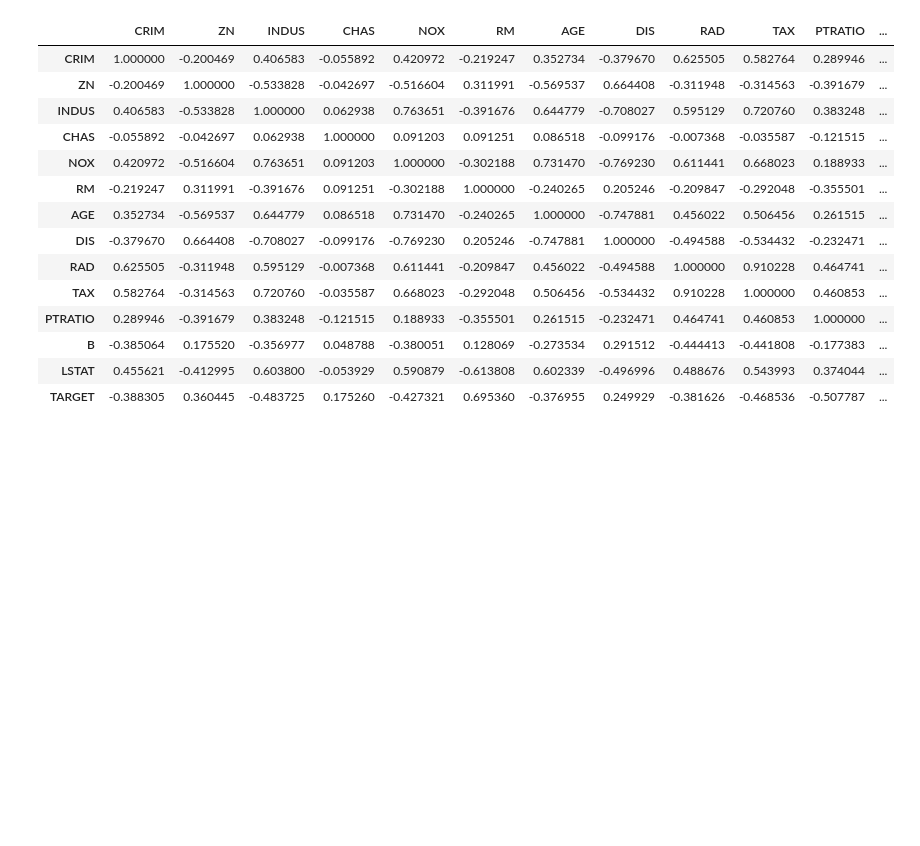
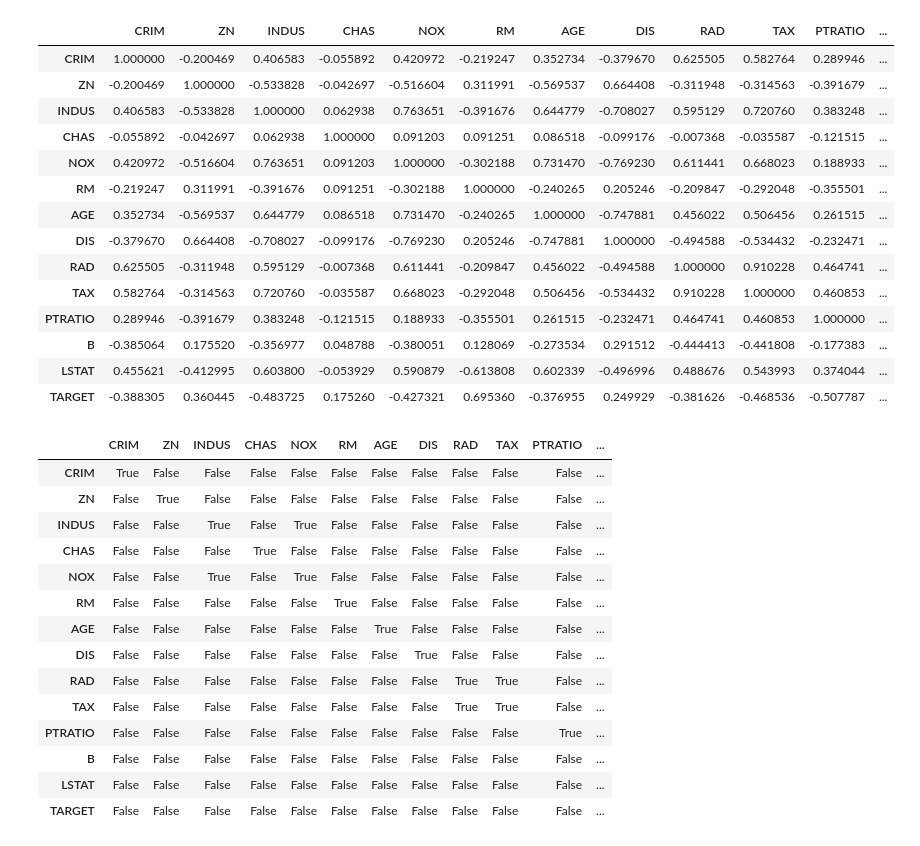
Before and after one commit to sailajak2003/Boston-housing, a Jupyter notebook: boston_housing.ipynb, the cells around one changed output. Drawn from its saved outputs; the diff is of its cells as text; code cells hidden in the pictures; blank space fills up the shorter version.

```diff
--- a/boston_housing.ipynb
+++ b/boston_housing.ipynb
@@ -99,3 +99,21 @@ final_boston.corr()
 | B | -0.385064 | 0.175520 | -0.356977 | 0.048788 | -0.380051 | 0.128069 | -0.273534 | 0.291512 | -0.444413 | -0.441808 | -0.177383 | ... |
 | LSTAT | 0.455621 | -0.412995 | 0.603800 | -0.053929 | 0.590879 | -0.613808 | 0.602339 | -0.496996 | 0.488676 | 0.543993 | 0.374044 | ... |
 | TARGET | -0.388305 | 0.360445 | -0.483725 | 0.175260 | -0.427321 | 0.695360 | -0.376955 | 0.249929 | -0.381626 | -0.468536 | -0.507787 | ... |
+# %%
+abs(final_boston.corr()>=0.75)
+# %% [output]
+|  | CRIM | ZN | INDUS | CHAS | NOX | RM | AGE | DIS | RAD | TAX | PTRATIO | ... |
+| CRIM | True | False | False | False | False | False | False | False | False | False | False | ... |
+| ZN | False | True | False | False | False | False | False | False | False | False | False | ... |
+| INDUS | False | False | True | False | True | False | False | False | False | False | False | ... |
+| CHAS | False | False | False | True | False | False | False | False | False | False | False | ... |
+| NOX | False | False | True | False | True | False | False | False | False | False | False | ... |
+| RM | False | False | False | False | False | True | False | False | False | False | False | ... |
+| AGE | False | False | False | False | False | False | True | False | False | False | False | ... |
+| DIS | False | False | False | False | False | False | False | True | False | False | False | ... |
+| RAD | False | False | False | False | False | False | False | False | True | True | False | ... |
+| TAX | False | False | False | False | False | False | False | False | True | True | False | ... |
+| PTRATIO | False | False | False | False | False | False | False | False | False | False | True | ... |
+| B | False | False | False | False | False | False | False | False | False | False | False | ... |
+| LSTAT | False | False | False | False | False | False | False | False | False | False | False | ... |
+| TARGET | False | False | False | False | False | False | False | False | False | False | False | ... |
```
Also changed, not shown: parts of 1 cell of this notebook.
